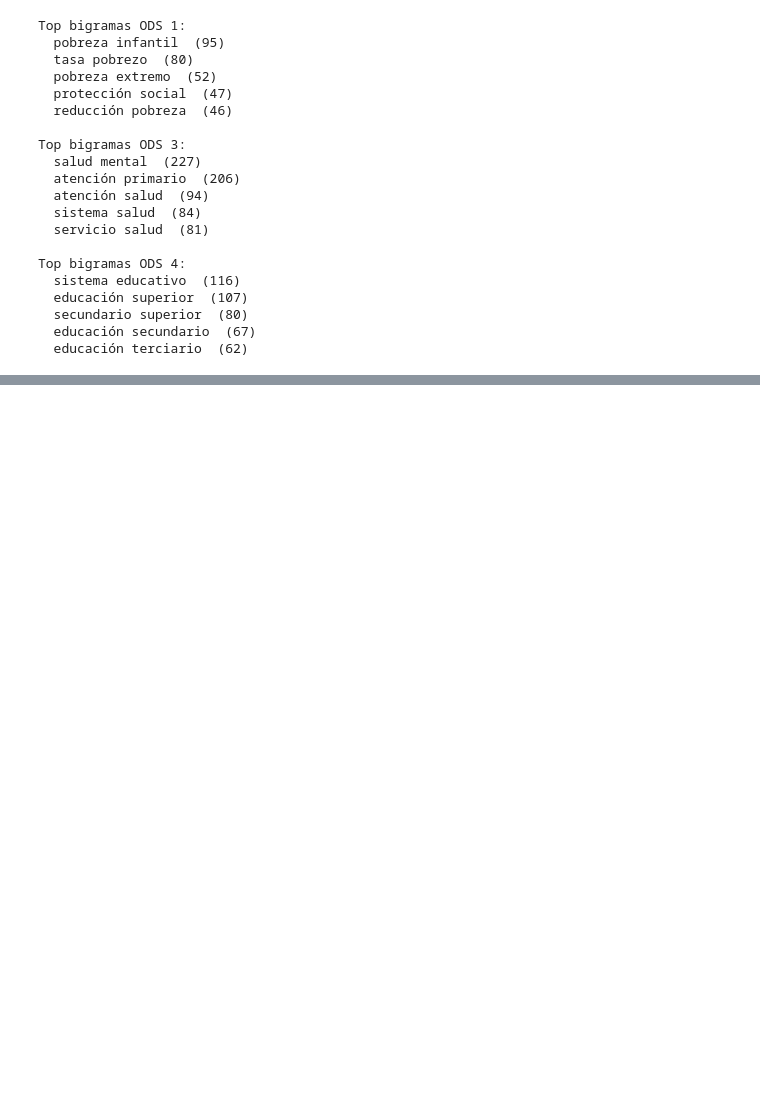
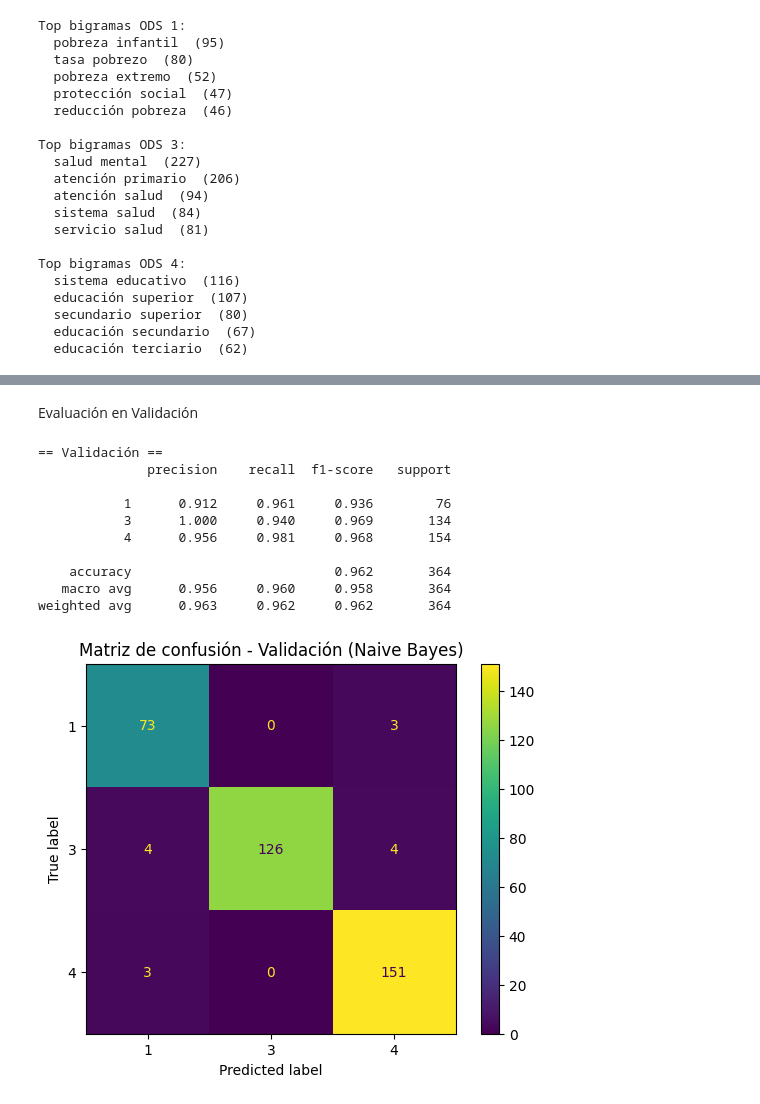
Before and after one commit to julianaduranl/GProy1E1--9, a Jupyter notebook: noteboook.ipynb, the cells around one changed output, grey strips where cells are left out. Cells and saved outputs as stored; diff of their text form; code cells hidden in the pictures; blank space fills up the shorter version.

Commit message:
Naive Bayes

```diff
--- a/noteboook.ipynb
+++ b/noteboook.ipynb
@@ -400,0 +449,10 @@ Top bigramas ODS 4:
+# %%
+# Config
+TEXT_COL = 'texto_limpio' if 'texto_limpio' in data_t.columns else 'textos'
+LABEL_COL = 'labels'
+# %%
+# DataFrame base para modelar (sin nulos ni vacíos)
+df = data_t[[TEXT_COL, LABEL_COL]].copy()
+df.dropna(subset=[TEXT_COL, LABEL_COL], inplace=True)
+df[TEXT_COL] = df[TEXT_COL].astype(str).str.strip()
+df = df[df[TEXT_COL].str.len() > 0].copy()
@@ -400,0 +476,14 @@ Top bigramas ODS 4:
+# %%
+X = df[TEXT_COL].values
+y = df[LABEL_COL].values
+
+# 15% test fijo
+X_trainval, X_test, y_trainval, y_test = train_test_split(
+    X, y, test_size=0.15, stratify=y, random_state=3301
+)
+# aprox. 15% valid del total
+X_train, X_val, y_train, y_val = train_test_split(
+    X_trainval, y_trainval, test_size=0.1765, stratify=y_trainval, random_state=3301
+)
+
+print(f"Train: {len(X_train)} | Val: {len(X_val)} | Test: {len(X_test)}")
@@ -400,0 +541,25 @@ Top bigramas ODS 4:
+# %% [markdown]
+Evaluación en Validación
+# %%
+from sklearn.metrics import classification_report, ConfusionMatrixDisplay
+import matplotlib.pyplot as plt
+
+y_val_pred = best_nb.predict(X_val)
+print("== Validación ==")
+print(classification_report(y_val, y_val_pred, digits=3))
+
+ConfusionMatrixDisplay.from_predictions(y_val, y_val_pred)
+plt.title("Matriz de confusión - Validación (Naive Bayes)")
+plt.show()
+# %% [output]
+== Validación ==
+              precision    recall  f1-score   support
+
+           1      0.912     0.961     0.936        76
+           3      1.000     0.940     0.969       134
+           4      0.956     0.981     0.968       154
+
+    accuracy                          0.962       364
+   macro avg      0.956     0.960     0.958       364
+weighted avg      0.963     0.962     0.962       364
+[figure, added]
```
Also changed, not shown: parts of 16 cells of this notebook.
